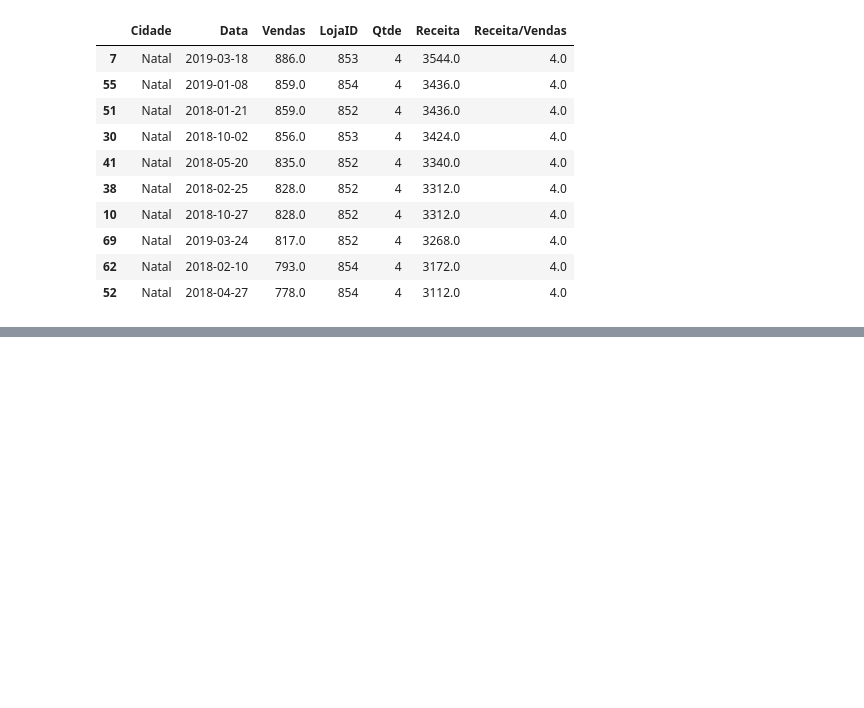
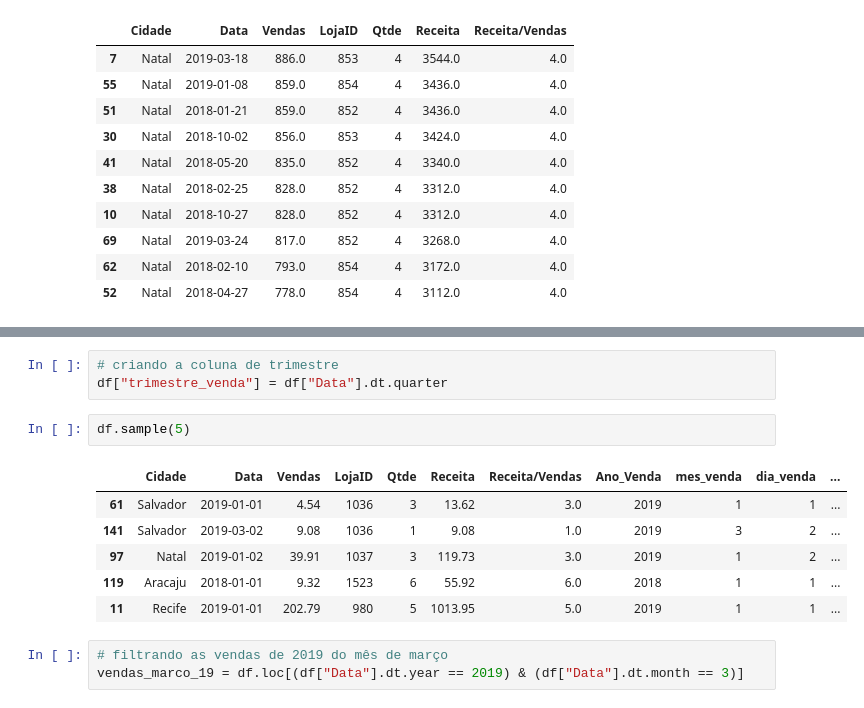
Before and after one commit to david95alex/dio-pandas-project, a Jupyter notebook: 02-planilhas-excel.ipynb, the cells around one changed output, grey strips where cells are left out. Cells and saved outputs as stored; diff of their text form; blank space fills up the shorter version.

```diff
--- a/02-planilhas-excel.ipynb
+++ b/02-planilhas-excel.ipynb
@@ -164,0 +244,15 @@ df.sort_values("Receita", ascending=False).head(10)
+# %%
+# criando a coluna de trimestre
+df["trimestre_venda"] = df["Data"].dt.quarter
+# %%
+df.sample(5)
+# %% [output]
+|  | Cidade | Data | Vendas | LojaID | Qtde | Receita | Receita/Vendas | Ano_Venda | mes_venda | dia_venda | ... |
+| 61 | Salvador | 2019-01-01 | 4.54 | 1036 | 3 | 13.62 | 3.0 | 2019 | 1 | 1 | ... |
+| 141 | Salvador | 2019-03-02 | 9.08 | 1036 | 1 | 9.08 | 1.0 | 2019 | 3 | 2 | ... |
+| 97 | Natal | 2019-01-02 | 39.91 | 1037 | 3 | 119.73 | 3.0 | 2019 | 1 | 2 | ... |
+| 119 | Aracaju | 2018-01-01 | 9.32 | 1523 | 6 | 55.92 | 6.0 | 2018 | 1 | 1 | ... |
+| 11 | Recife | 2019-01-01 | 202.79 | 980 | 5 | 1013.95 | 5.0 | 2019 | 1 | 1 | ... |
+# %%
+# filtrando as vendas de 2019 do mês de março
+vendas_marco_19 = df.loc[(df["Data"].dt.year == 2019) & (df["Data"].dt.month == 3)]
```
Also changed, not shown: parts of 14 cells of this notebook.
